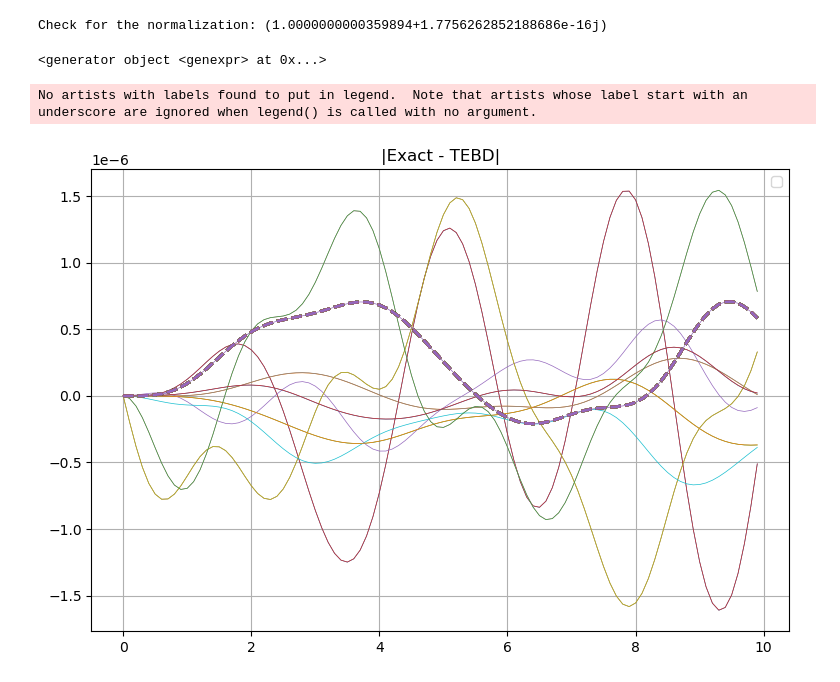
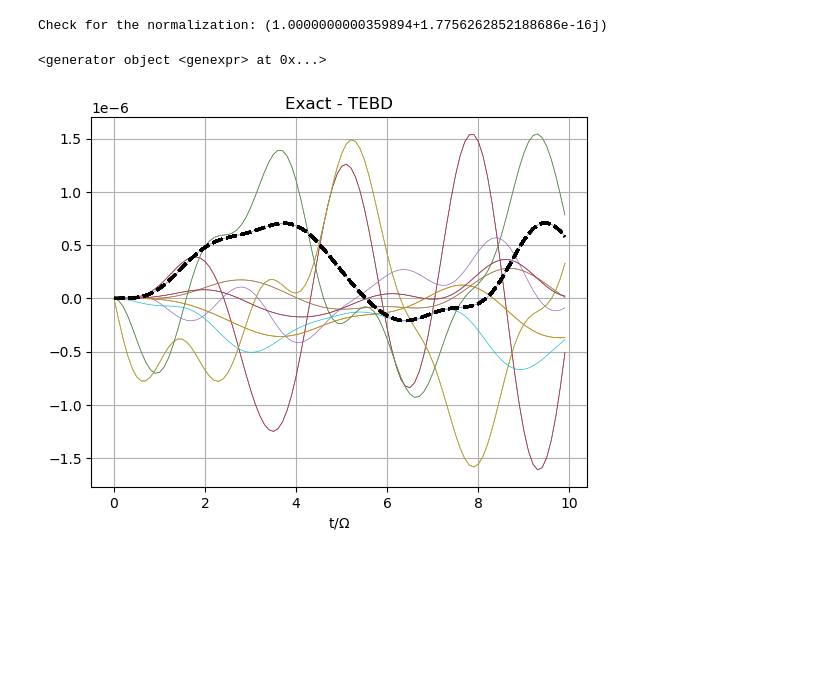
Before and after one commit to giovannicemin/master_thesis, a Jupyter notebook: consistency_check.ipynb, the cells around one changed output. Cells and saved outputs as stored; diff of their text form; code cells hidden in the pictures; blank space fills up the shorter version.

Commit message:
New image

```diff
--- a/consistency_check.ipynb
+++ b/consistency_check.ipynb
@@ -202,38 +202,38 @@ for psit in tebd.at_times(t, tol=1e-3):
 print(f'Check for the normalization: {tebd.pt.H @ tebd.pt}\n')
 # %% [output]
 Check for the normalization: (1.0000000000359894+1.7756262852188686e-16j)
-# %%
-(diff[key] for key in keys)
-# %% [output]
-<generator object <genexpr> at 0x...>
+# %%
+(diff[key] for key in keys)
+# %% [output]
+<generator object <genexpr> at 0x...>
 # %%
 ### PLOT
 # here I plot the difference in the expectation values
 
 keys = observables_tebd.keys()
 
 diff = {}
 
-plt.figure(figsize=(9, 6))
+plt.figure(dpi=130)#figsize=(9, 6))
 
 for key in keys:
     diff[key] = [results_ex[key][i] - results_tebd[key][i] for i in range(len(t))]
     plt.plot(t, diff[key], linewidth=0.5)# label=key)
 
 avrg = []
 for i in range(len(t)):
     avrg.append(sum((diff[key][i] for key in keys))/15)
-    plt.plot(t, diff[key], linewidth=2, linestyle='dashed')
+    plt.plot(t, diff[key], linewidth=2, linestyle='dashed', color='black')
 
 plt.grid()
-plt.title('|Exact - TEBD|')
-plt.legend()
+plt.xlabel(r't/$\Omega$')
+plt.title('Exact - TEBD')
+#plt.legend()
 plt.show()
 
 #plt.savefig('./pictures/consistency_check_errors.pdf')
 # %% [output]
-No artists with labels found to put in legend.  Note that artists whose label start with an underscore are ignored when legend() is called with no argument.
-[figure, old version]
+[figure, new version]
 # %%
 keys = observables_tebd.keys()
 keys = ['I1Z2', 'Z1I2', 'I1X2', 'X1I2']
```
Also changed, not shown: 1 other file.
